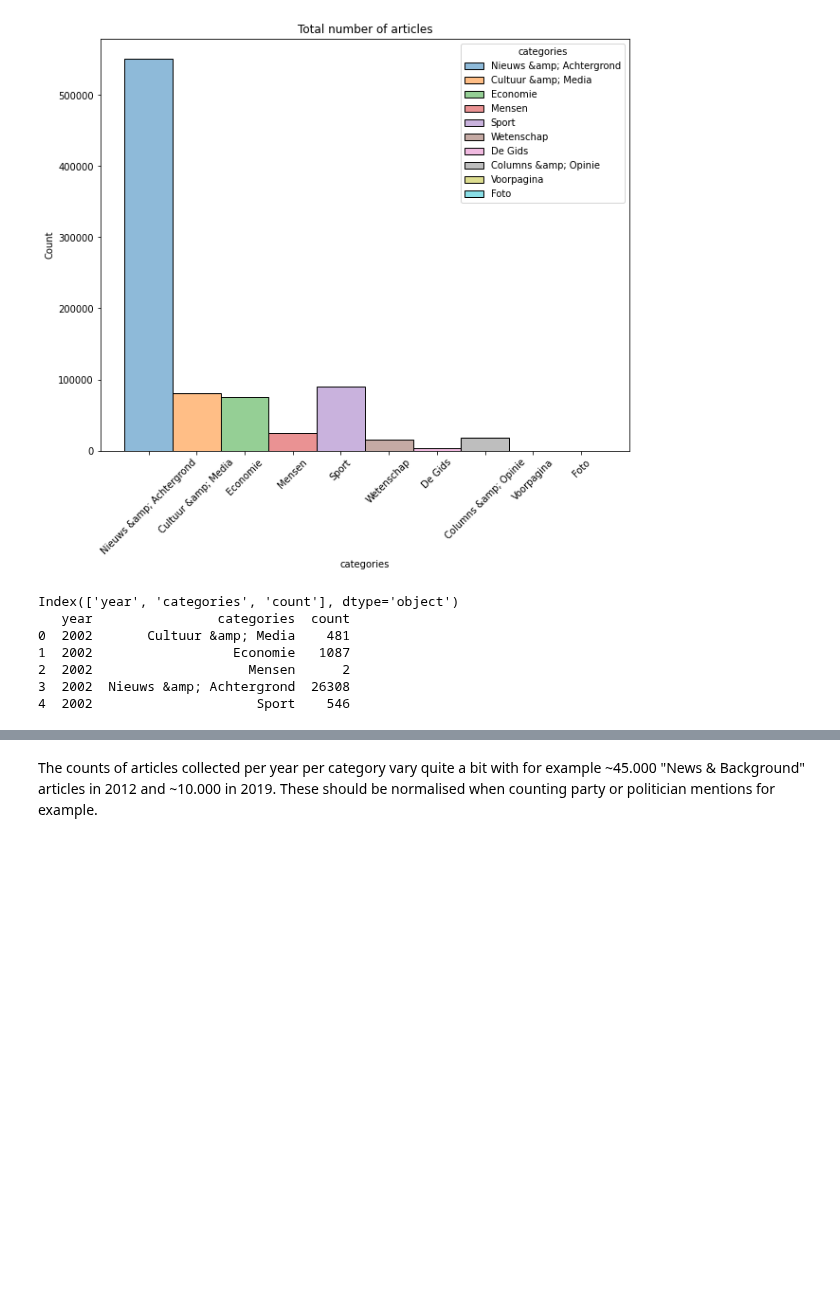
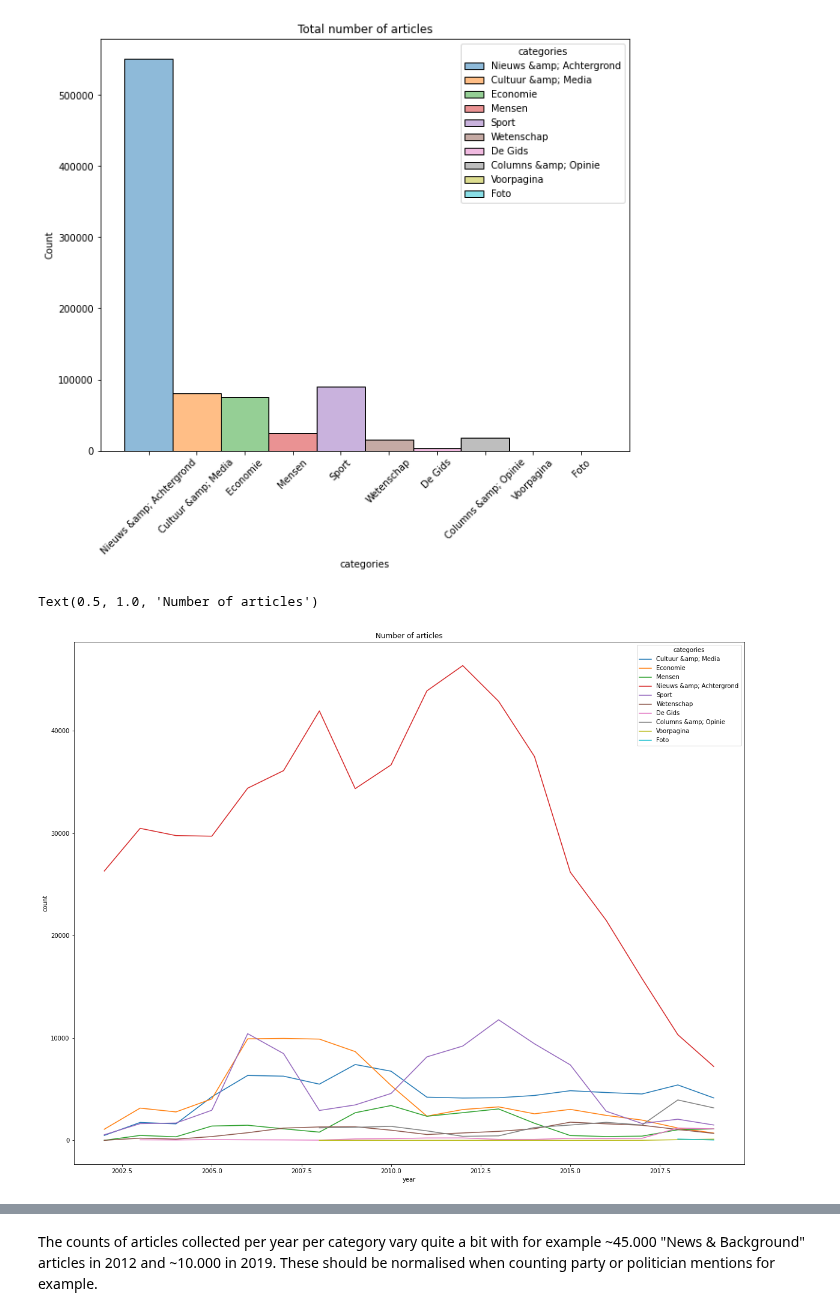
Before and after one commit to Chris-Congleton/MSc-Thesis, a Jupyter notebook: Volkskrant.ipynb, the cells around one changed output, grey strips where cells are left out. Cells and saved outputs as stored; diff of their text form; code cells hidden in the pictures; blank space fills up the shorter version.

```diff
--- a/Volkskrant.ipynb
+++ b/Volkskrant.ipynb
@@ -60,14 +60,11 @@ Text(0.5, 1.0, 'Total number of articles')
 # %%
 df_year = df.copy(deep=True)
 df_year["year"] = df_year.timestamp.dt.year
 time_df = pd.DataFrame({'count':df_year.groupby(["year","categories"]).size()}).reset_index()
-print(time_df.columns)
-print(time_df.head())
+f, axs = plt.subplots(1,figsize=(20, 16))
+sns.lineplot(data=time_df, x='year',y='count',hue='categories',ci=None, palette=["C0", "C1", "C2", "C3", "C4",
+                                                                                 "C5", "C6", "C7", "C8", "C9"])
+axs.set_title("Number of articles")
 # %% [output]
-Index(['year', 'categories', 'count'], dtype='object')
-   year                categories  count
-0  2002       Cultuur &amp; Media    481
-1  2002                  Economie   1087
-2  2002                    Mensen      2
-3  2002  Nieuws &amp; Achtergrond  26308
-4  2002                     Sport    546
+Text(0.5, 1.0, 'Number of articles')
+[figure, added]
```
Also changed, not shown: parts of 10 cells of this notebook.
